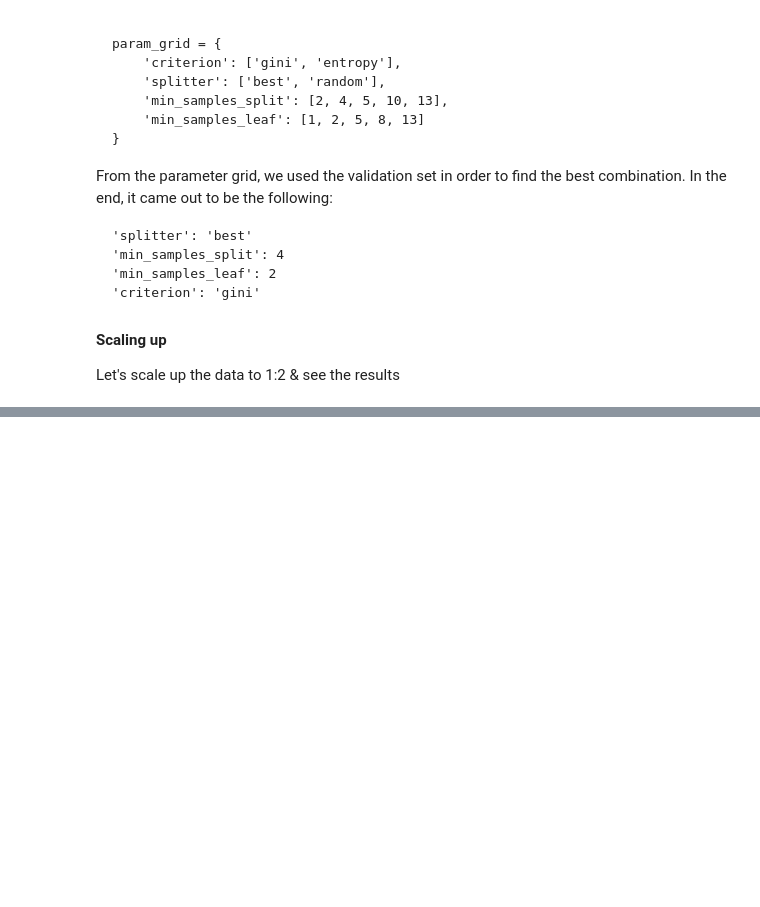
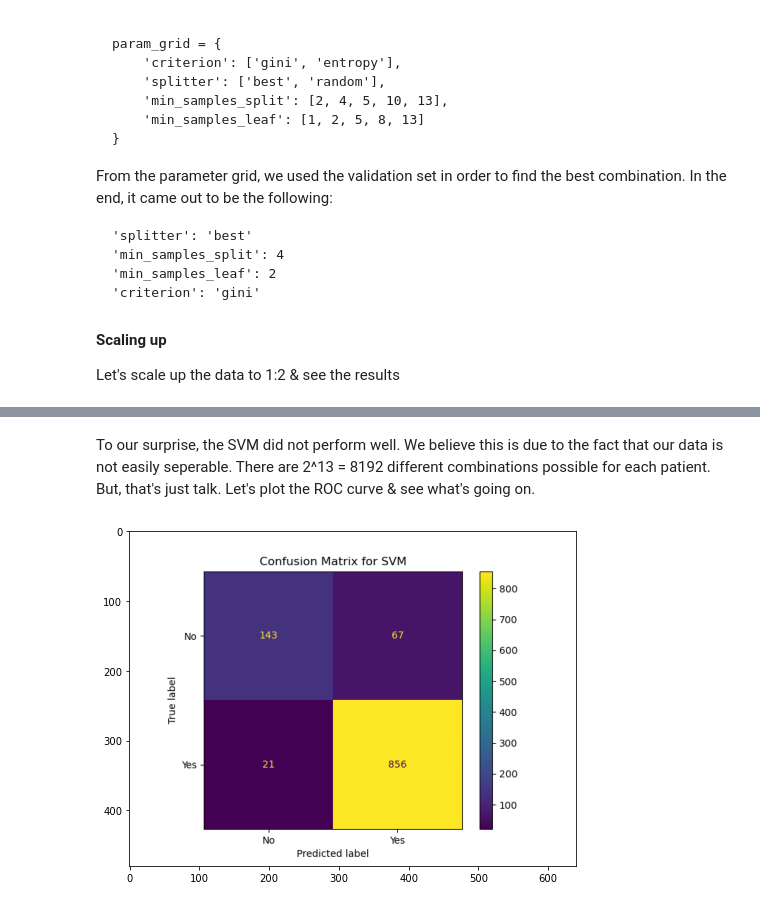
Before and after one commit to mohanadarafe/covid-19-symptoms-presence, a Jupyter notebook: analysis.ipynb, the cells around one changed output, grey strips where cells are left out. Cells and saved outputs as stored; diff of their text form; code cells hidden in the pictures; blank space fills up the shorter version.

```diff
--- a/analysis.ipynb
+++ b/analysis.ipynb
@@ -386,0 +432,8 @@ Let's scale up the data to 1:2 & see the results
+# %% [markdown]
+To our surprise, the SVM did not perform well. We believe this is due to the fact that our data is not easily seperable. There are 2^13 = 8192 different combinations possible for each patient. But, that's just talk. Let's plot the ROC curve & see what's going on.
+# %%
+image = mpimg.imread("../results/SVM/confusion_matrix.png")
+plt.figure(figsize = (8,8))
+plt.imshow(image);
+# %% [output]
+[figure, added]
```
Also changed, not shown: parts of 21 cells of this notebook, 13 other files.
